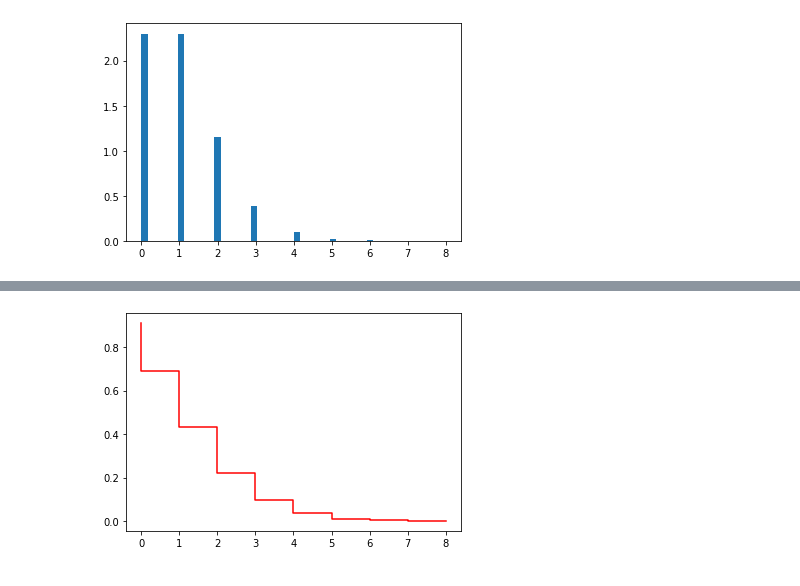
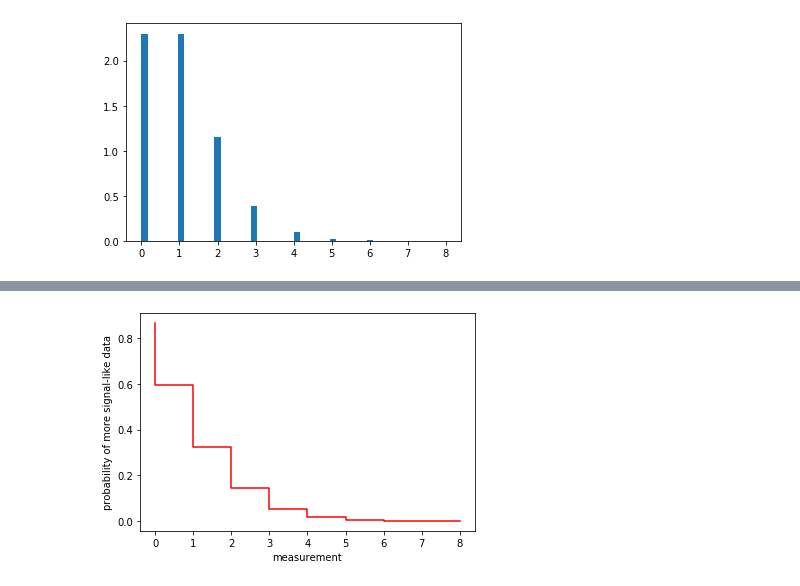
Before and after one commit to sotha-sil/Phys_434, a Jupyter notebook: lab1.ipynb, the cells around one changed output, grey strips where cells are left out. Saved outputs shown, nothing was run; the diff lists cells and outputs as text; code cells hidden in the pictures.

```diff
--- a/lab1.ipynb
+++ b/lab1.ipynb
@@ -155,7 +195,10 @@ The distribution is normalized, so the likelihood of seeing a more signal-like e
 # %%
 plt.cla()
+lam = 2
 x = range(9)
-plt.step(x, 1 - poisson.cdf(x, 2.4), 'r')
+plt.step(x, 1 - poisson.cdf(x, lam), 'r')
+plt.xlabel("measurement")
+plt.ylabel("probability of more signal-like data")
 plt.show()
 # %% [output]
-[figure, old version]
+[figure, new version]
```
Also changed, not shown: parts of 28 cells of this notebook, 1 other file.
